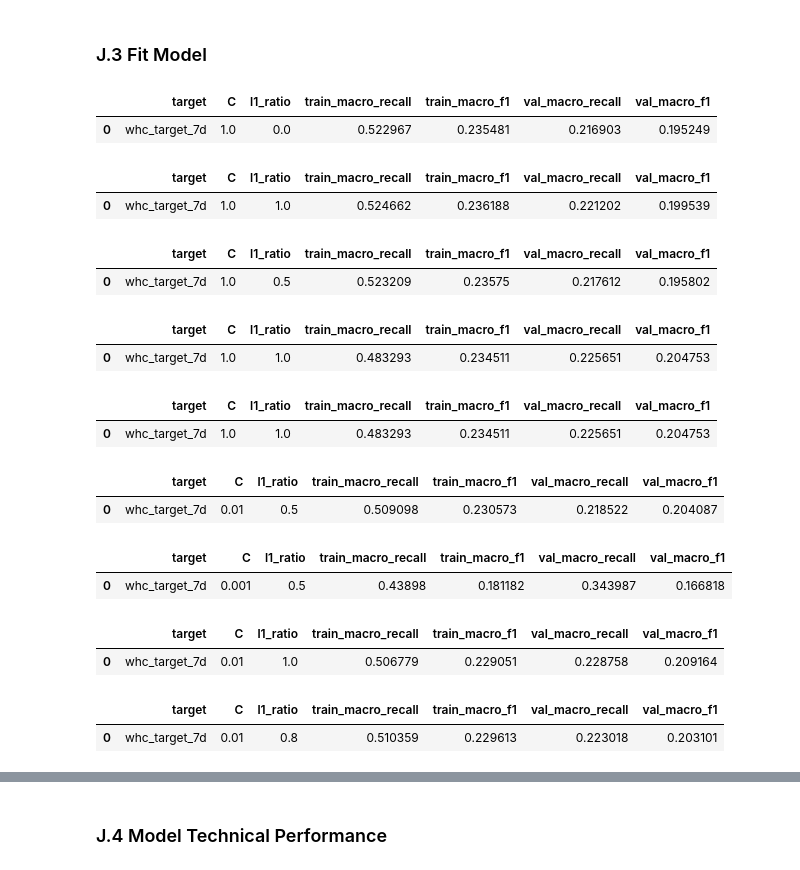
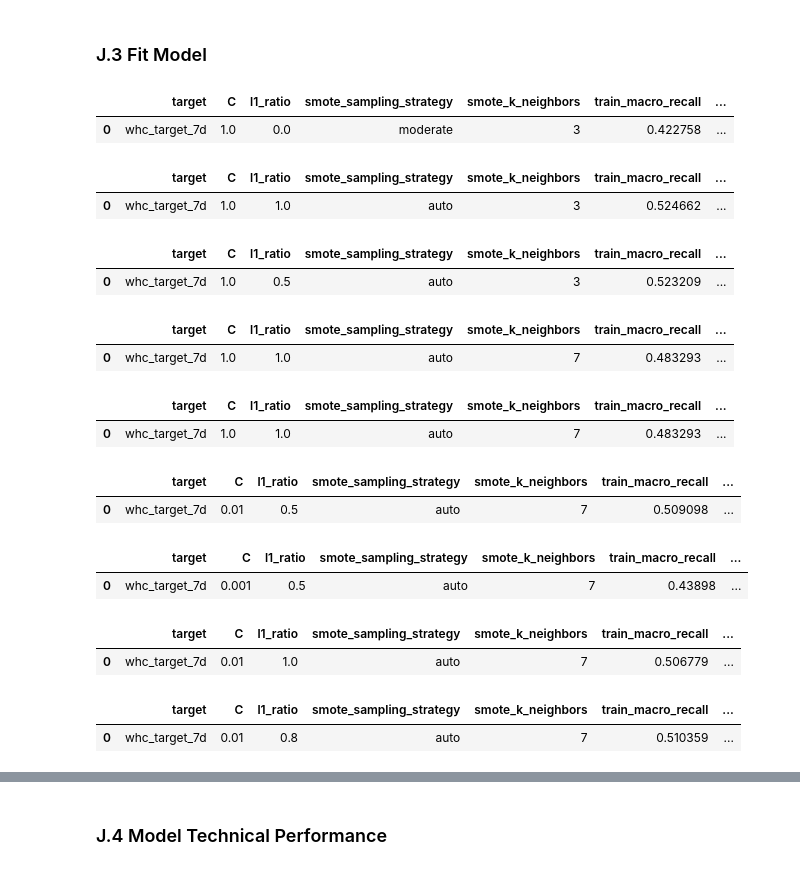
Before and after one commit to RP28/36120-26SP-AT2-26294153-experiments, a Jupyter notebook: notebooks/weather_hazard/36120_26SP_AT2_26294153_experiment_1.ipynb, the cells around one changed output, grey strips where cells are left out. Cells and saved outputs as stored; diff of their text form; code cells hidden in the pictures.

```diff
--- a/notebooks/weather_hazard/36120_26SP_AT2_26294153_experiment_1.ipynb
+++ b/notebooks/weather_hazard/36120_26SP_AT2_26294153_experiment_1.ipynb
@@ -1361,6 +1359,7 @@ Elastic-Net Logistic Regression is used as the first weather-hazard classificati
 # %%
 C = 1.0
 l1_ratio = 0.5
+smote_sampling_strategy = "auto"
 smote_k_neighbors = 3
 # %%
 hyperparameters_selection_explanations = """
@@ -1375,17 +1374,35 @@ The Elastic-Net Logistic Regression search focuses on C and l1_ratio. C controls
 # %% [markdown]
 ### J.3 Fit Model
 # %%
-def test_models(data, preprocessing_pipe, C, l1_ratio, smote_k_neighbors):
+def make_elastic_net_smote_classifier(C, l1_ratio, smote_k_neighbors, smote_sampling_strategy="auto"):
+    estimator = LogisticRegression(
+        penalty="elasticnet",
+        solver="saga",
+        C=C,
+        l1_ratio=l1_ratio,
+        max_iter=5000,
+        random_state=42,
+    )
+    return make_smote_classifier(
+        estimator=estimator,
+        sampling_strategy=smote_sampling_strategy,
+        k_neighbors=smote_k_neighbors,
+        random_state=42,
+    )
+
+def test_models(data, preprocessing_pipe, C, l1_ratio, smote_k_neighbors, smote_sampling_strategy="auto"):
     results = []
     models = dict()
     pipe = preprocessing_pipe.get_tracking_disabled_pipeline()
     X_train, X_val, _ = pipe.fit_transform(data)
     y_train, y_val, _ = pipe.multiplex_y_
     for target in target_names:
-        model = ImbPipeline([
-            ("smote", SMOTE(sampling_strategy="auto", k_neighbors=smote_k_neighbors, random_state=42)),
-            ("model", LogisticRegression(penalty="elasticnet", solver="saga", C=C, l1_ratio=l1_ratio, max_iter=5000, random_state=42))
-            ])
+        model = make_elastic_net_smote_classifier(
+            C=C,
+            l1_ratio=l1_ratio,
+            smote_k_neighbors=smote_k_neighbors,
+            smote_sampling_strategy=smote_sampling_strategy
+        )
         model.fit(X_train, y_train[target])
         y_train_pred = model.predict(X_train)
         y_val_pred = model.predict(X_val)
@@ -1393,6 +1410,8 @@ def test_models(data, preprocessing_pipe, C, l1_ratio, smote_k_neighbors):
             "target": target,
             "C": C,
             "l1_ratio": l1_ratio,
+            "smote_sampling_strategy": smote_sampling_strategy,
+            "smote_k_neighbors": smote_k_neighbors,
             "train_macro_recall": recall_score(y_train[target], y_train_pred, average="macro", zero_division=0),
             "train_macro_f1": f1_score(y_train[target], y_train_pred, average="macro", zero_division=0),
             "val_macro_recall": recall_score(y_val[target], y_val_pred, average="macro", zero_division=0),
@@ -1404,15 +1423,16 @@ def test_models(data, preprocessing_pipe, C, l1_ratio, smote_k_neighbors):
 # %%
 metric_df1, models1 = test_models(
     weather_df,
     data_preprocessing_pipeline,
     C=1.0,
     l1_ratio=0.0,
-    smote_k_neighbors=3
+    smote_k_neighbors=3,
+    smote_sampling_strategy="moderate"
 )  # Ridge Regression
 display(metric_df1)
 # %% [output]
-|  | target | C | l1_ratio | train_macro_recall | train_macro_f1 | val_macro_recall | val_macro_f1 |
-| 0 | whc_target_7d | 1.0 | 0.0 | 0.522967 | 0.235481 | 0.216903 | 0.195249 |
+|  | target | C | l1_ratio | smote_sampling_strategy | smote_k_neighbors | train_macro_recall | ... |
+| 0 | whc_target_7d | 1.0 | 0.0 | moderate | 3 | 0.422758 | ... |
 # %%
 metric_df2, models2 = test_models(
     weather_df,
@@ -1423,8 +1443,8 @@ metric_df2, models2 = test_models(
 )  # Lasso Regression
 display(metric_df2)
 # %% [output]
-|  | target | C | l1_ratio | train_macro_recall | train_macro_f1 | val_macro_recall | val_macro_f1 |
-| 0 | whc_target_7d | 1.0 | 1.0 | 0.524662 | 0.236188 | 0.221202 | 0.199539 |
+|  | target | C | l1_ratio | smote_sampling_strategy | smote_k_neighbors | train_macro_recall | ... |
+| 0 | whc_target_7d | 1.0 | 1.0 | auto | 3 | 0.524662 | ... |
 # %%
 metric_df3, models3 = test_models(
     weather_df,
@@ -1435,8 +1455,8 @@ metric_df3, models3 = test_models(
 )  # Balanced Elastic Net Regression
 display(metric_df3)
 # %% [output]
-|  | target | C | l1_ratio | train_macro_recall | train_macro_f1 | val_macro_recall | val_macro_f1 |
-| 0 | whc_target_7d | 1.0 | 0.5 | 0.523209 | 0.23575 | 0.217612 | 0.195802 |
+|  | target | C | l1_ratio | smote_sampling_strategy | smote_k_neighbors | train_macro_recall | ... |
+| 0 | whc_target_7d | 1.0 | 0.5 | auto | 3 | 0.523209 | ... |
 # %%
 metric_df4, models4 = test_models(
     weather_df,
@@ -1447,8 +1467,8 @@ metric_df4, models4 = test_models(
 )  # Lasso Regression with higher k
 display(metric_df4)
 # %% [output]
-|  | target | C | l1_ratio | train_macro_recall | train_macro_f1 | val_macro_recall | val_macro_f1 |
-| 0 | whc_target_7d | 1.0 | 1.0 | 0.483293 | 0.234511 | 0.225651 | 0.204753 |
+|  | target | C | l1_ratio | smote_sampling_strategy | smote_k_neighbors | train_macro_recall | ... |
+| 0 | whc_target_7d | 1.0 | 1.0 | auto | 7 | 0.483293 | ... |
 # %%
 metric_df5, models5 = test_models(
     weather_df,
@@ -1459,8 +1479,8 @@ metric_df5, models5 = test_models(
 )  # Lasso Regression with lower k
 display(metric_df4)
 # %% [output]
-|  | target | C | l1_ratio | train_macro_recall | train_macro_f1 | val_macro_recall | val_macro_f1 |
-| 0 | whc_target_7d | 1.0 | 1.0 | 0.483293 | 0.234511 | 0.225651 | 0.204753 |
+|  | target | C | l1_ratio | smote_sampling_strategy | smote_k_neighbors | train_macro_recall | ... |
+| 0 | whc_target_7d | 1.0 | 1.0 | auto | 7 | 0.483293 | ... |
 # %%
 metric_df6, models6 = test_models(
     weather_df,
@@ -1471,8 +1491,8 @@ metric_df6, models6 = test_models(
 )  # Greater regularized Balanced Elastic Net Regression (k=7)
 display(metric_df6)
 # %% [output]
-|  | target | C | l1_ratio | train_macro_recall | train_macro_f1 | val_macro_recall | val_macro_f1 |
-| 0 | whc_target_7d | 0.01 | 0.5 | 0.509098 | 0.230573 | 0.218522 | 0.204087 |
+|  | target | C | l1_ratio | smote_sampling_strategy | smote_k_neighbors | train_macro_recall | ... |
+| 0 | whc_target_7d | 0.01 | 0.5 | auto | 7 | 0.509098 | ... |
 # %%
 metric_df7, models7 = test_models(
     weather_df,
@@ -1483,8 +1503,8 @@ metric_df7, models7 = test_models(
 )  # Far Greater regularized Balanced Elastic Net Regression (k=7)
 display(metric_df7)
 # %% [output]
-|  | target | C | l1_ratio | train_macro_recall | train_macro_f1 | val_macro_recall | val_macro_f1 |
-| 0 | whc_target_7d | 0.001 | 0.5 | 0.43898 | 0.181182 | 0.343987 | 0.166818 |
+|  | target | C | l1_ratio | smote_sampling_strategy | smote_k_neighbors | train_macro_recall | ... |
+| 0 | whc_target_7d | 0.001 | 0.5 | auto | 7 | 0.43898 | ... |
 # %%
 metric_df8, models8 = test_models(
     weather_df,
@@ -1495,8 +1515,8 @@ metric_df8, models8 = test_models(
 )  # Greater regularized Lasso Regression (k=7)
 display(metric_df8)
 # %% [output]
-|  | target | C | l1_ratio | train_macro_recall | train_macro_f1 | val_macro_recall | val_macro_f1 |
-| 0 | whc_target_7d | 0.01 | 1.0 | 0.506779 | 0.229051 | 0.228758 | 0.209164 |
+|  | target | C | l1_ratio | smote_sampling_strategy | smote_k_neighbors | train_macro_recall | ... |
+| 0 | whc_target_7d | 0.01 | 1.0 | auto | 7 | 0.506779 | ... |
 # %%
 metric_df9, models9 = test_models(
     weather_df,
@@ -1507,7 +1527,7 @@ metric_df9, models9 = test_models(
 )  # Greater regularized L1 emphasied Elastic Net Regression (k=7)
 display(metric_df9)
 # %% [output]
-|  | target | C | l1_ratio | train_macro_recall | train_macro_f1 | val_macro_recall | val_macro_f1 |
-| 0 | whc_target_7d | 0.01 | 0.8 | 0.510359 | 0.229613 | 0.223018 | 0.203101 |
+|  | target | C | l1_ratio | smote_sampling_strategy | smote_k_neighbors | train_macro_recall | ... |
+| 0 | whc_target_7d | 0.01 | 0.8 | auto | 7 | 0.510359 | ... |
 # %%
 optuna_space = {
```
Also changed, not shown: parts of 12 cells of this notebook, 2 other files.
